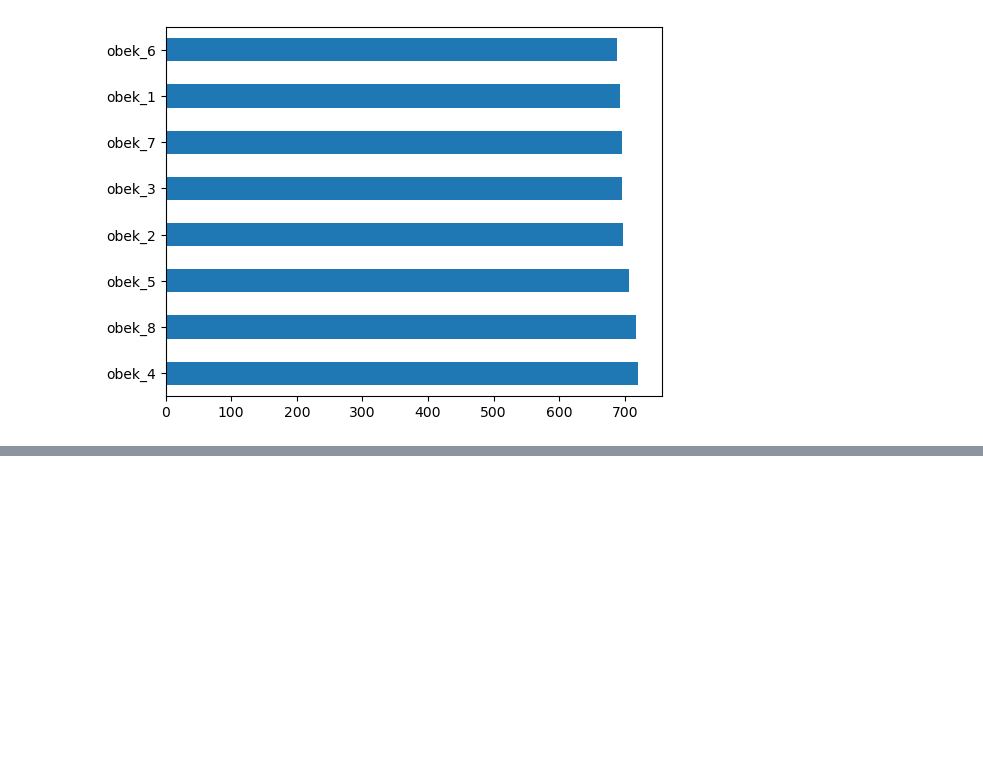
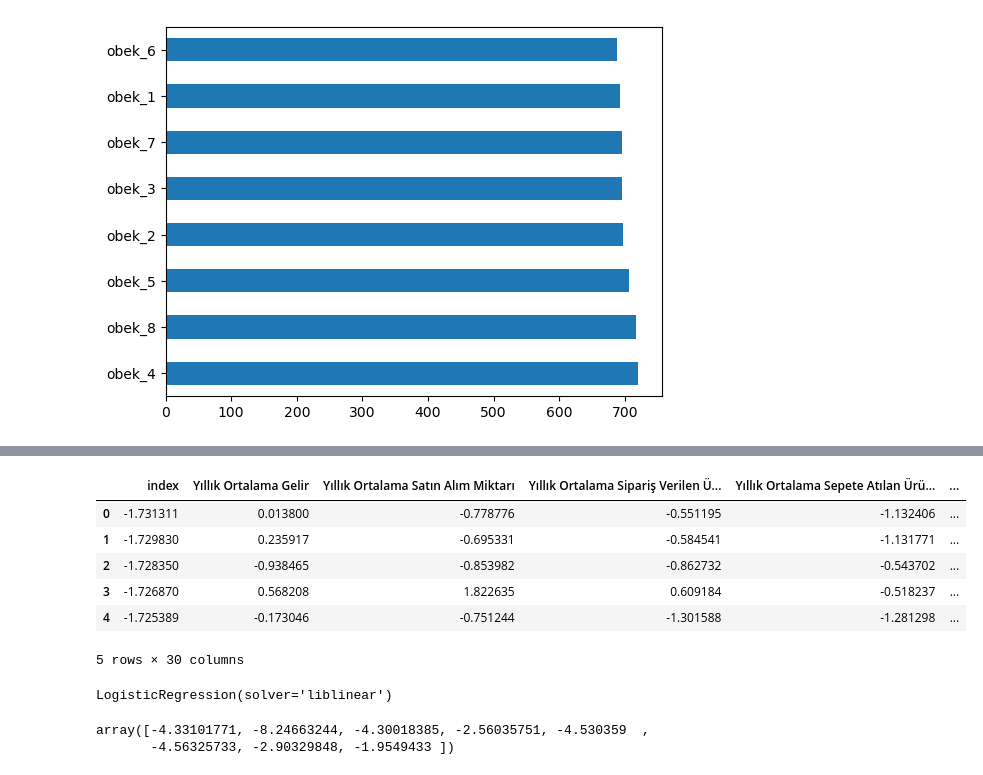
Before and after one commit to lte03/DATATHON2023, a Jupyter notebook: clasification.ipynb, the cells around one changed output, grey strips where cells are left out. Saved outputs shown, nothing was run; the diff lists cells and outputs as text; code cells hidden in the pictures; blank space fills up the shorter version.

```diff
--- a/clasification.ipynb
+++ b/clasification.ipynb
@@ -112,0 +386,10 @@ x=
+# %%
+dumy_colons = []
+
+
+for column in test_df.columns:
+    if test_df[column].dtype == "uint8":
+        dumy_colons.append(column)
+    else:
+        pass
+dumy_colons
@@ -112,0 +414,33 @@ x=
+# %%
+from sklearn.preprocessing import StandardScaler
+
+# Veriyi alın
+# x_train: eğitim verisi
+# x_test: test verisi
+
+x_train=test_df
+
+
+# Seçilen dummy değişken sütunları
+selected_dummy_cols = dumy_colons
+# Seçilen dummy değişkenleri çıkarın ve kalan sütunlar üzerinde işlem yapın
+x_train_without_dummy = x_train.drop(selected_dummy_cols, axis=1)
+
+# StandardScaler nesnesini oluşturun
+scaler = StandardScaler()
+
+# Eğitim verisini kullanarak ölçeklendirme işlemini öğrenin ve uygulayın
+x_train_scaled = scaler.fit_transform(x_train_without_dummy)
+
+
+
+
+# Dummy değişken sütunları ile ölçeklendirilmiş verileri birleştirin
+x_train_scaled_df = pd.DataFrame(x_train_scaled, columns=x_train_without_dummy.columns, index=x_train_without_dummy.index)
+
+# Dummy değişken sütunları ekleyerek ölçeklendirilmiş verileri tamamlanmış veriye dönüştürün
+x_train_final = pd.concat([x_train_scaled_df, x_train[selected_dummy_cols]], axis=1)
+
+test_df=x_train_final
+
+test_df.head()
@@ -112,0 +455,10 @@ x=
+# %%
+test_df.head()
+# %% [output]
+|  | index | Yıllık Ortalama Gelir | Yıllık Ortalama Satın Alım Miktarı | Yıllık Ortalama Sipariş Verilen Ü... | Yıllık Ortalama Sepete Atılan Ürü... | ... |
+| 0 | -1.731311 | 0.013800 | -0.778776 | -0.551195 | -1.132406 | ... |
+| 1 | -1.729830 | 0.235917 | -0.695331 | -0.584541 | -1.131771 | ... |
+| 2 | -1.728350 | -0.938465 | -0.853982 | -0.862732 | -0.543702 | ... |
+| 3 | -1.726870 | 0.568208 | 1.822635 | 0.609184 | -0.518237 | ... |
+| 4 | -1.725389 | -0.173046 | -0.751244 | -1.301588 | -1.281298 | ... |
+5 rows × 30 columns
@@ -112,0 +467,12 @@ x=
+# %%
+from sklearn.linear_model import LogisticRegression
+loj = LogisticRegression(solver = "liblinear")
+loj_model = loj.fit(x,y)
+loj_model
+# %% [output]
+LogisticRegression(solver='liblinear')
+# %%
+loj_model.intercept_
+# %% [output]
+array([-4.33101771, -8.24663244, -4.30018385, -2.56035751, -4.530359  ,
+       -4.56325733, -2.90329848, -1.9549433 ])
```
Also changed, not shown: parts of 28 cells of this notebook.
